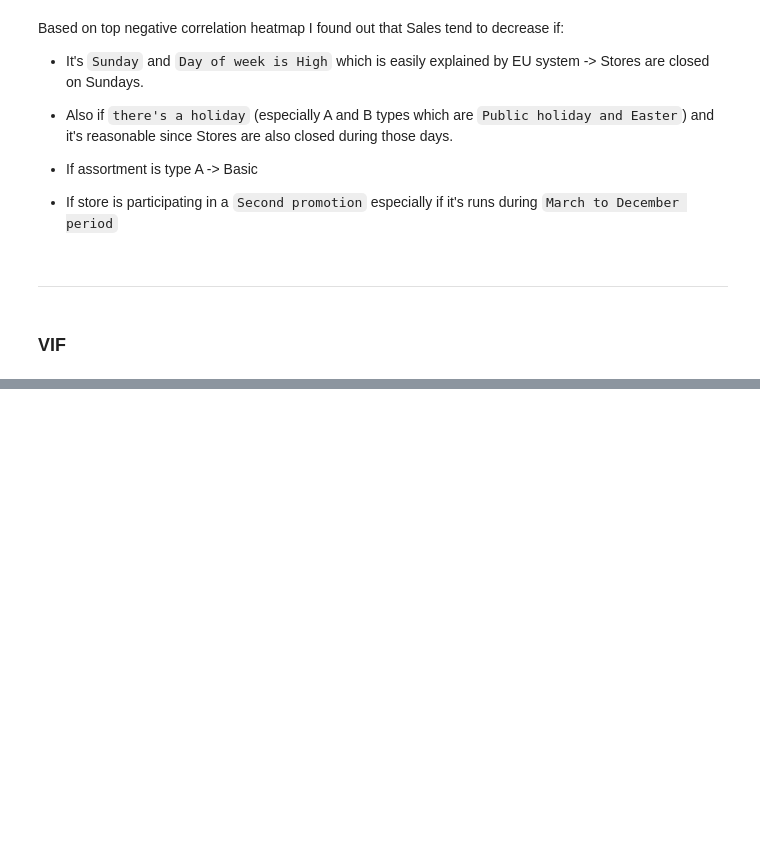
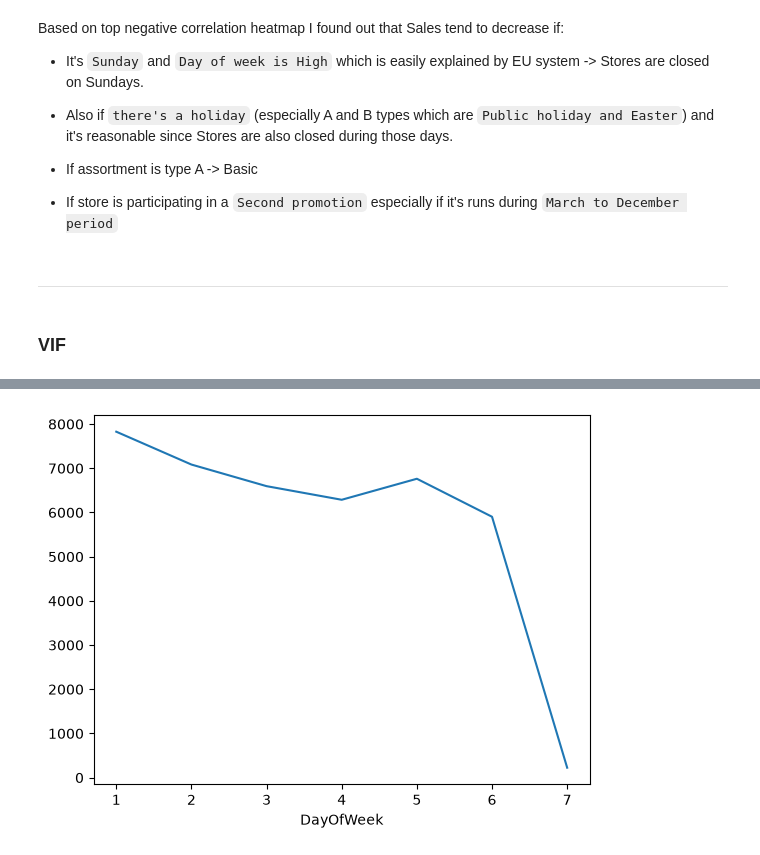
Before and after one commit to nick-st-coder/rossmann, a Jupyter notebook: notebooks/EDA.ipynb, the cells around one changed output, grey strips where cells are left out. Drawn from its saved outputs; the diff is of its cells as text; code cells hidden in the pictures; blank space fills up the shorter version.

```diff
--- a/notebooks/EDA.ipynb
+++ b/notebooks/EDA.ipynb
@@ -82,0 +157,5 @@ KeyboardInterrupt:
+# %%
+df.groupby("DayOfWeek")["Sales"].mean().plot()
+plt.show()
+# %% [output]
+[figure, added]
```
Also changed, not shown: parts of 16 cells of this notebook.
